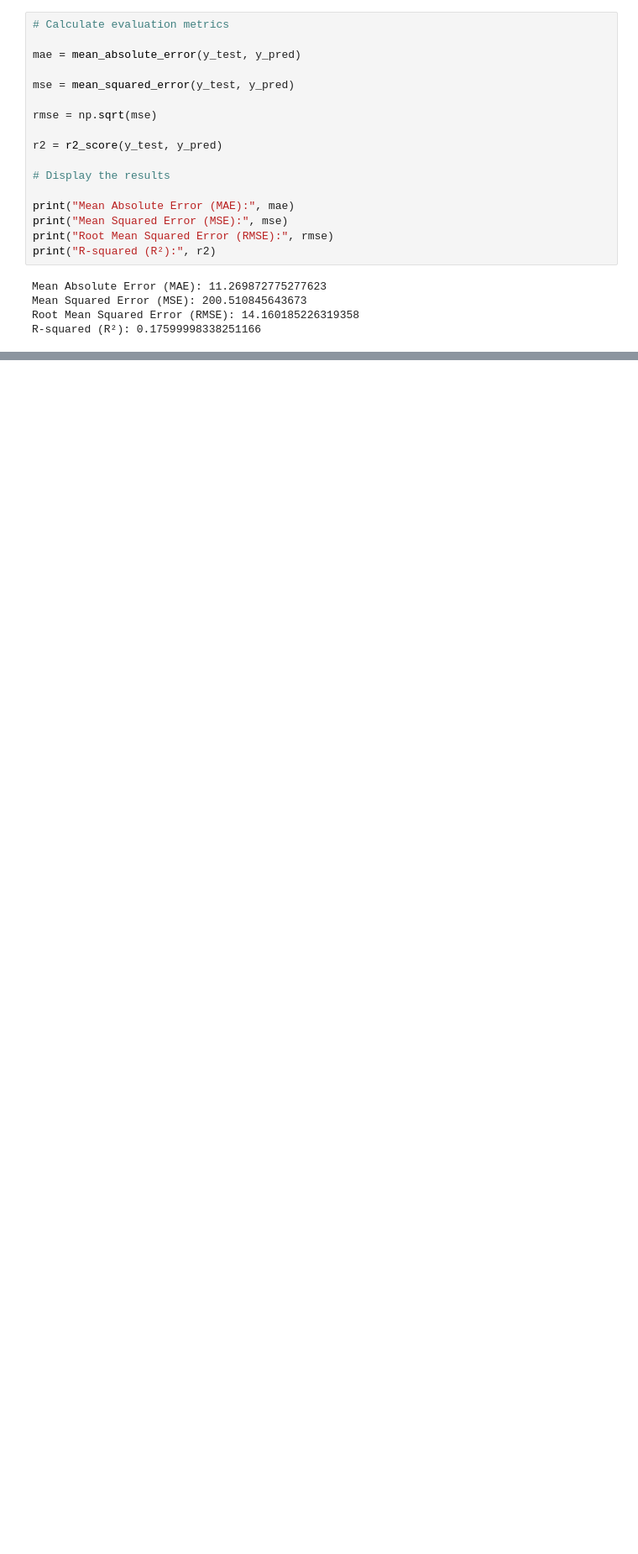
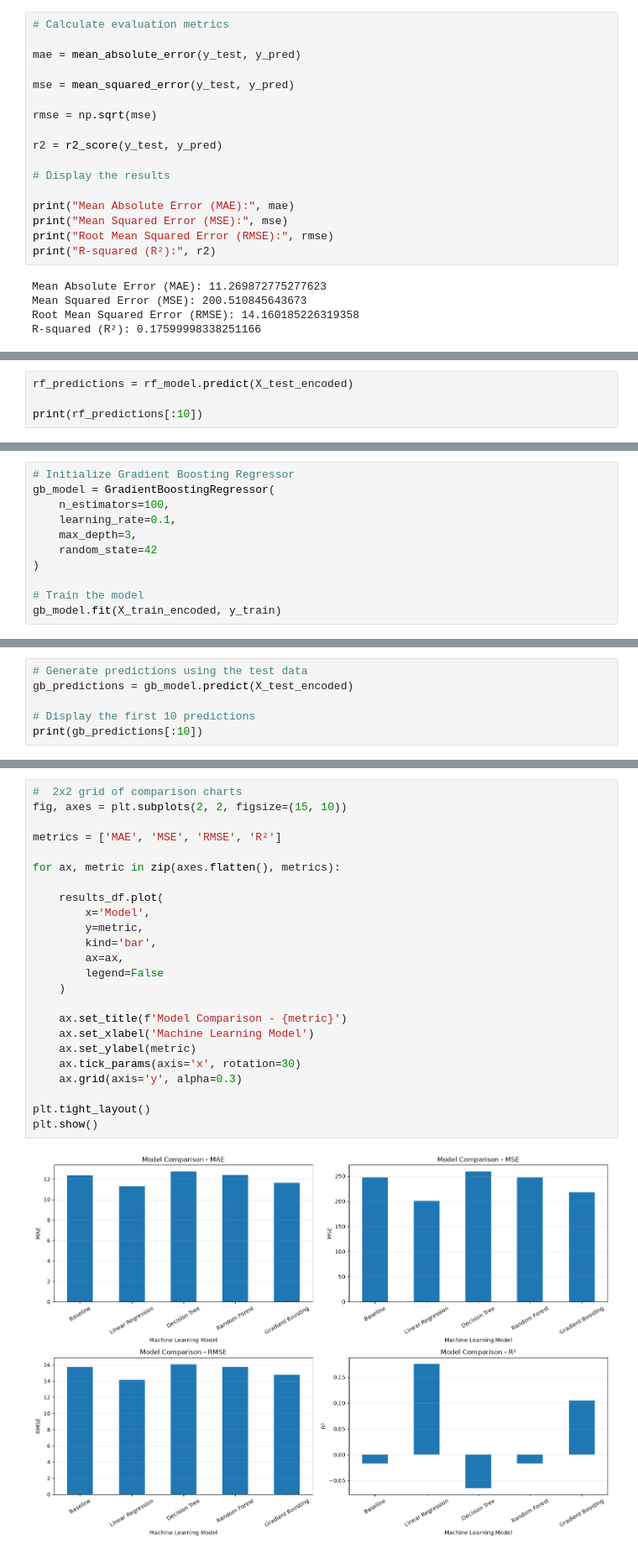
Before and after one commit to kiptochmike/student-exam-performance-eda, a Jupyter notebook: student.ipynb, the cells around one changed output, grey strips where cells are left out. Shown at 84% size. Drawn from its saved outputs; the diff is of its cells as text; blank space fills up the shorter version.

Commit message:
Complete student exam performance prediction project

```diff
--- a/student.ipynb
+++ b/student.ipynb
@@ -1283,0 +1397,4 @@ R-squared (R²): 0.17599998338251166
+# %%
+rf_predictions = rf_model.predict(X_test_encoded)
+
+print(rf_predictions[:10])
@@ -1283,0 +1451,11 @@ R-squared (R²): 0.17599998338251166
+# %%
+# Initialize Gradient Boosting Regressor
+gb_model = GradientBoostingRegressor(
+    n_estimators=100,
+    learning_rate=0.1,
+    max_depth=3,
+    random_state=42
+)
+
+# Train the model
+gb_model.fit(X_train_encoded, y_train)
@@ -1283,0 +1464,6 @@ R-squared (R²): 0.17599998338251166
+# %%
+# Generate predictions using the test data
+gb_predictions = gb_model.predict(X_test_encoded)
+
+# Display the first 10 predictions
+print(gb_predictions[:10])
@@ -1283,0 +1572,26 @@ R-squared (R²): 0.17599998338251166
+# %%
+#  2x2 grid of comparison charts
+fig, axes = plt.subplots(2, 2, figsize=(15, 10))
+
+metrics = ['MAE', 'MSE', 'RMSE', 'R²']
+
+for ax, metric in zip(axes.flatten(), metrics):
+
+    results_df.plot(
+        x='Model',
+        y=metric,
+        kind='bar',
+        ax=ax,
+        legend=False
+    )
+
+    ax.set_title(f'Model Comparison - {metric}')
+    ax.set_xlabel('Machine Learning Model')
+    ax.set_ylabel(metric)
+    ax.tick_params(axis='x', rotation=30)
+    ax.grid(axis='y', alpha=0.3)
+
+plt.tight_layout()
+plt.show()
+# %% [output]
+[figure, added]
```
Also changed, not shown: parts of 28 cells of this notebook.
